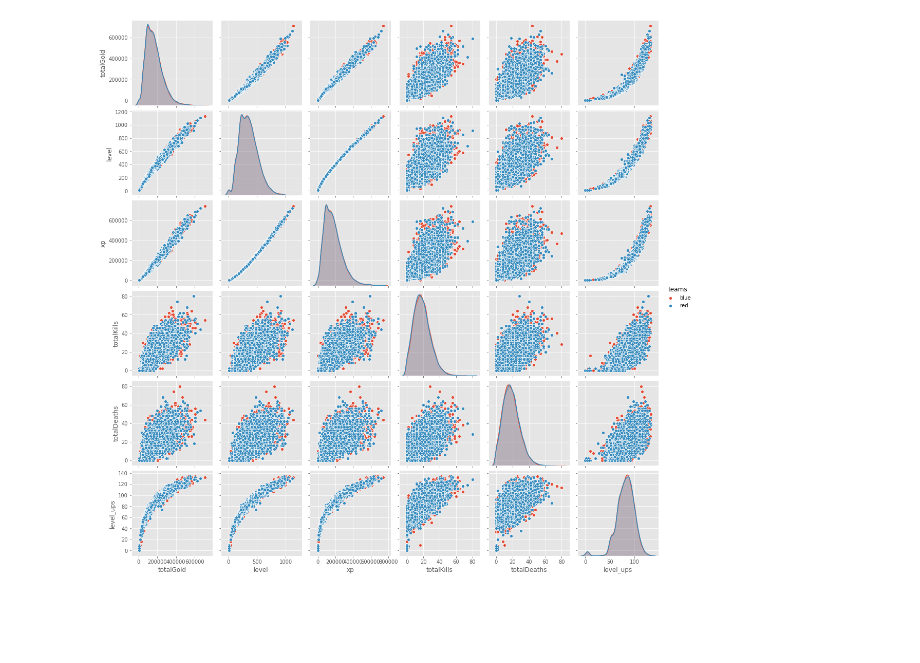
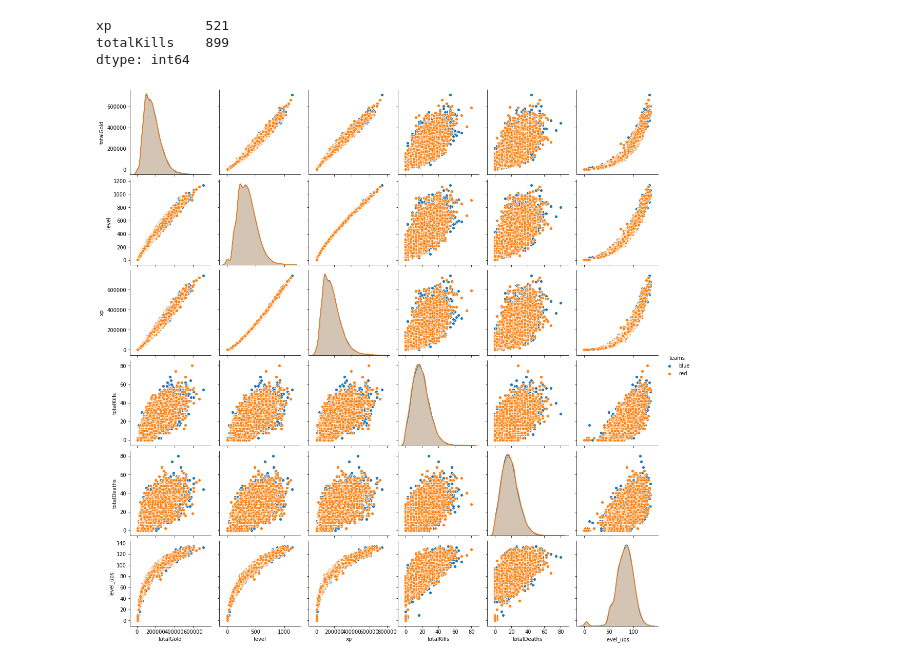
Before and after one commit to anotherjonlee/MLoL, a Jupyter notebook: notebooks/EDA.ipynb, the cells around one changed output. Cells and saved outputs as stored; diff of their text form; code cells hidden in the pictures; blank space fills up the shorter version.

```diff
--- a/notebooks/EDA.ipynb
+++ b/notebooks/EDA.ipynb
@@ -4,7 +4,6 @@ import numpy as np
 import matplotlib.pyplot as plt
 import seaborn as sns
 %matplotlib inline
-plt.style.use('ggplot')
 # %%
 import sys
 sys.path.append("..")
@@ -47,7 +39,13 @@ df_eda
+# %%
+(df_eda[['xp','totalKills']]==0).sum()
+# %% [output]
+xp            521
+totalKills    899
+dtype: int64
 # %%
-general_correlation_plot(df_eda.drop(columns=['match_id','win','firstBlood','firstTower','firstInhibitor','firstBaron','firstDragon','firstRiftHerald']))
+#pairplot_helper(df_eda.drop(columns=['match_id','win','firstBlood','firstTower','firstInhibitor','firstBaron','firstDragon','firstRiftHerald']))
 # %% [output]
-[figure, old version]
+[figure, new version]
 # %%
 fig,ax = plt.subplots()
 
```
Also changed, not shown: parts of 22 cells of this notebook, 3 other files.
